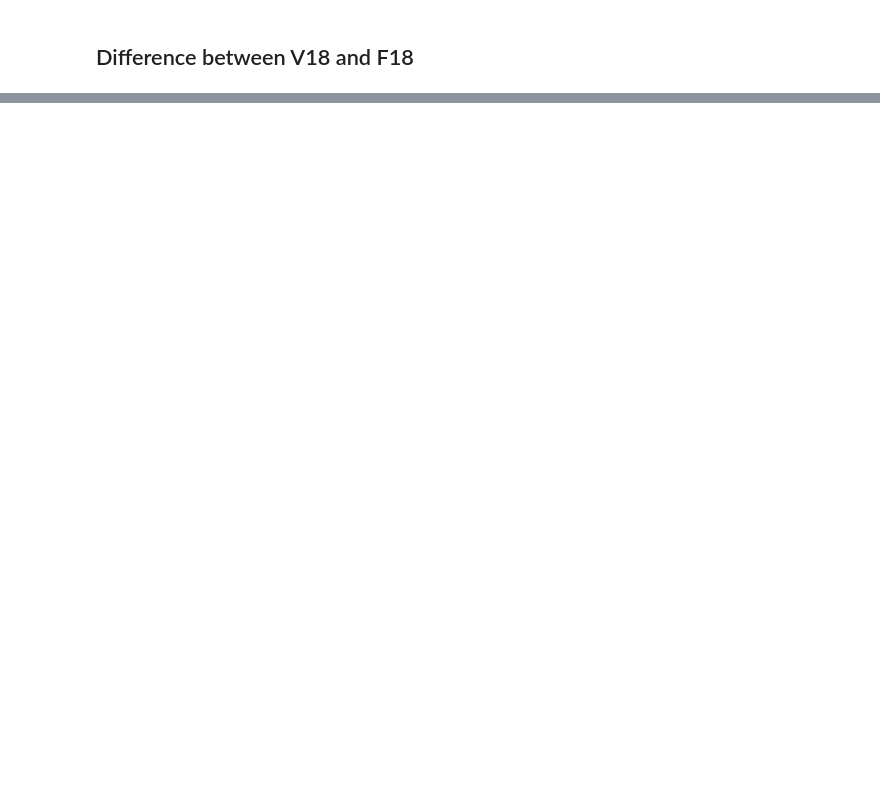
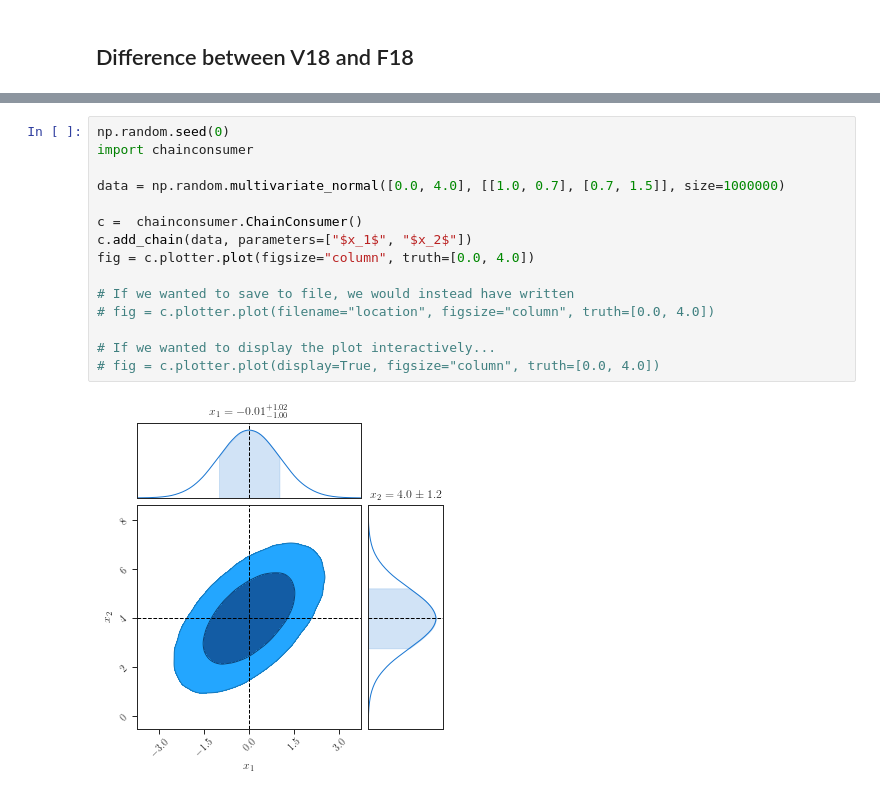
Before and after one commit to petigura/keprat, a Jupyter notebook: 1_Fig-Compare-Van-Eylen.ipynb, the cells around one changed output, grey strips where cells are left out. Cells and saved outputs as stored; diff of their text form; blank space fills up the shorter version.

```diff
--- a/1_Fig-Compare-Van-Eylen.ipynb
+++ b/1_Fig-Compare-Van-Eylen.ipynb
@@ -267,2 +274,19 @@ read table v18 from load_table_cache.hdf
+# %%
+np.random.seed(0)
+import chainconsumer
+
+data = np.random.multivariate_normal([0.0, 4.0], [[1.0, 0.7], [0.7, 1.5]], size=1000000)
+
+c =  chainconsumer.ChainConsumer()
+c.add_chain(data, parameters=["$x_1$", "$x_2$"])
+fig = c.plotter.plot(figsize="column", truth=[0.0, 4.0])
+
+# If we wanted to save to file, we would instead have written
+# fig = c.plotter.plot(filename="location", figsize="column", truth=[0.0, 4.0])
+
+# If we wanted to display the plot interactively...
+# fig = c.plotter.plot(display=True, figsize="column", truth=[0.0, 4.0])
+# %% [output]
+[figure, added]
 # %%
 import chainconsumer
```
Also changed, not shown: parts of 10 cells of this notebook, 4 other files.
